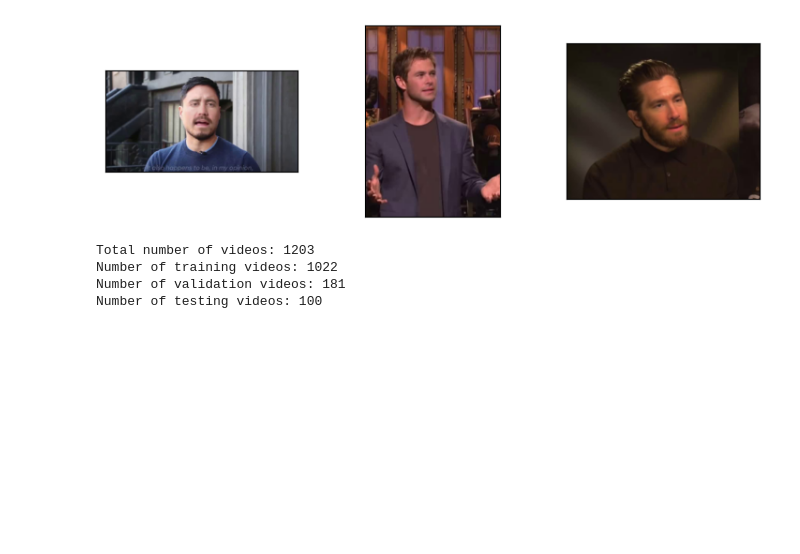
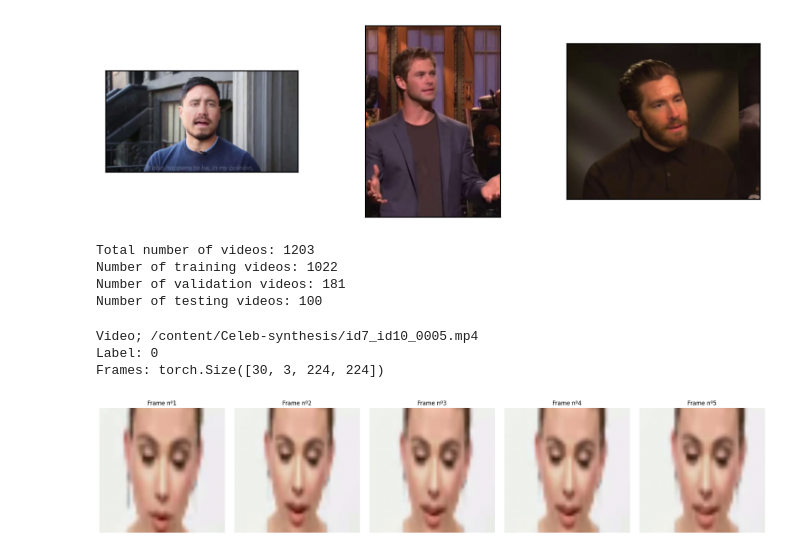
Before and after one commit to anaaaraujoo/deepfake-detection, a Jupyter notebook: HybridDeepfakeDetector.ipynb, the cells around one changed output. Cells and saved outputs as stored; diff of their text form; code cells hidden in the pictures; blank space fills up the shorter version.

Commit message:
Frame extractor testing

```diff
--- a/HybridDeepfakeDetector.ipynb
+++ b/HybridDeepfakeDetector.ipynb
@@ -211,3 +212,23 @@ Total number of videos: 1203
 Number of training videos: 1022
 Number of validation videos: 181
 Number of testing videos: 100
+# %%
+# Testing the frame extractor and the face recognition functions
+max_display = 5
+frames, label = train_data[0]
+print(f'Video; {train_data.videos[0]}')
+print(f'Label: {label}')
+print(f'Frames: {frames.shape}')
+fig, axes = plt.subplots(1, max_display, figsize=(4 * max_display, 4))
+for i in range (max_display):
+  # Transpose the dimensions from (C, H, W) to (H, W, C) for plotting
+  axes[i].imshow(frames[i].permute(1, 2, 0))
+  axes[i].set_title(f'Frame nº{i+1}')
+  axes[i].axis('off')
+plt.tight_layout()
+plt.show()
+# %% [output]
+Video; /content/Celeb-synthesis/id7_id10_0005.mp4
+Label: 0
+Frames: torch.Size([30, 3, 224, 224])
+[figure, added]
```
Also changed, not shown: parts of 1 cell of this notebook.
